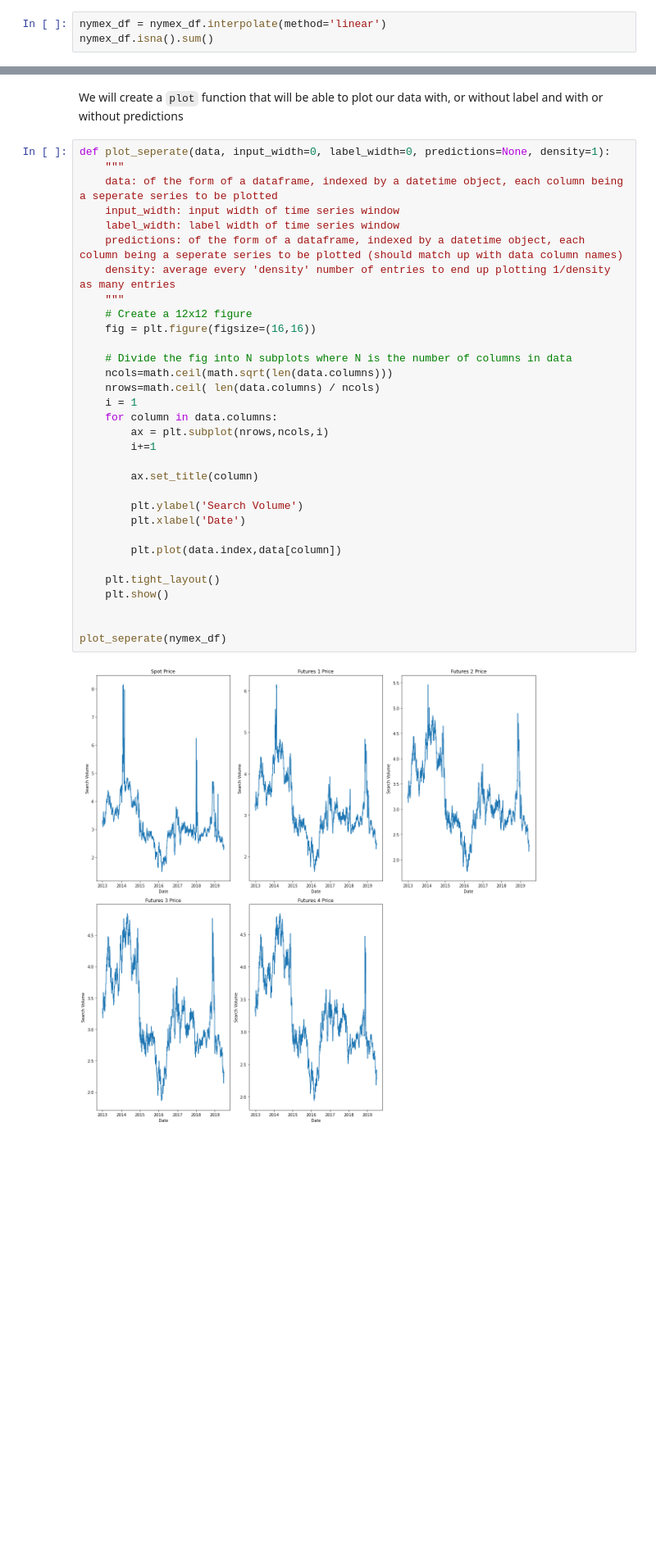
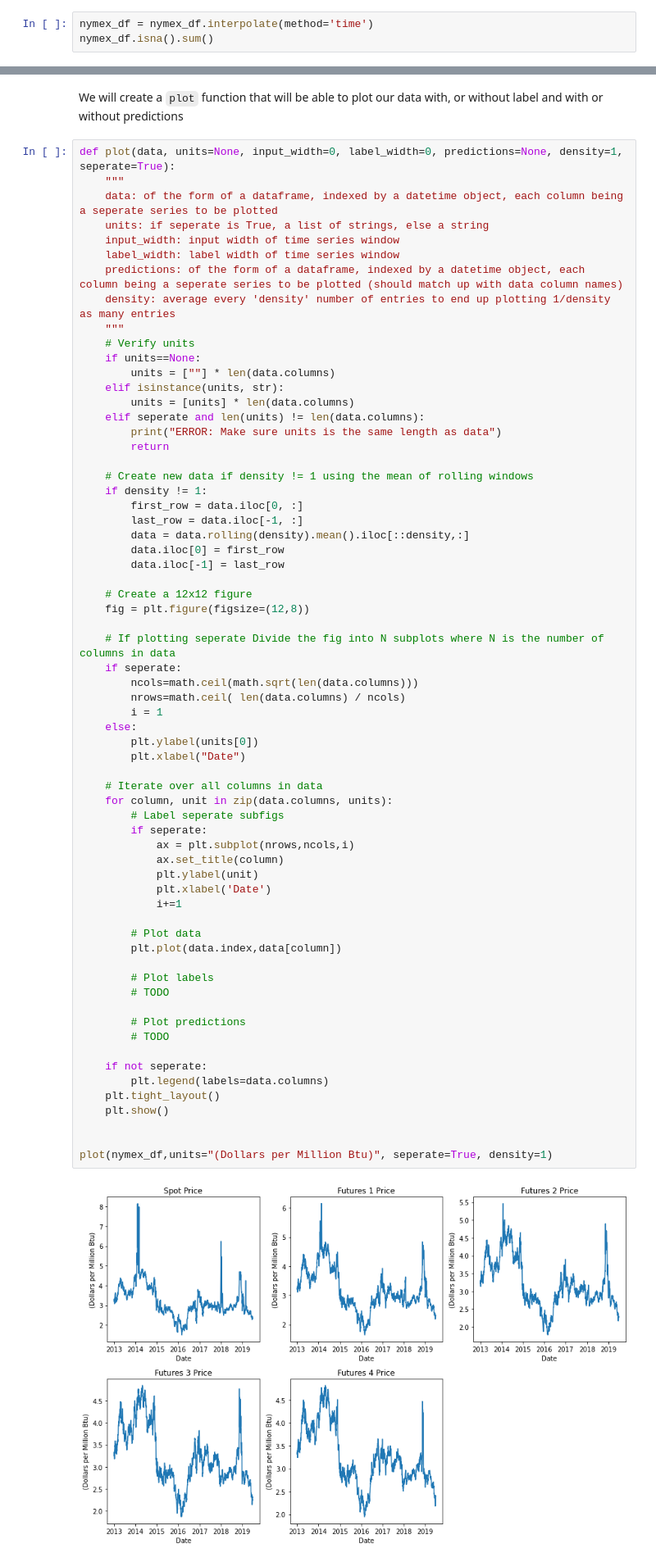
Before and after one commit to qstickmurph/cs4263-project, a Jupyter notebook: code/CS4263-Project.ipynb, the cells around one changed output, grey strips where cells are left out. Shown at 82% size. Cells and saved outputs as stored; diff of their text form; blank space fills up the shorter version.

Commit message:
Added density and same plot plotting to plot function

```diff
--- a/code/CS4263-Project.ipynb
+++ b/code/CS4263-Project.ipynb
@@ -206,7 +206,7 @@ dtype: int64
 ### Fill spot price voids
 Interpolate all voids linearly (by column)
 # %%
-nymex_df = nymex_df.interpolate(method='linear')
+nymex_df = nymex_df.interpolate(method='time')
 nymex_df.isna().sum()
 # %% [output]
 Spot Price         0
@@ -303,39 +307,72 @@ google_trends_df_normalized
 # %% [markdown]
 We will create a `plot` function that will be able to plot our data with, or without label and with or without predictions
 # %%
-def plot_seperate(data, input_width=0, label_width=0, predictions=None, density=1):
+def plot(data, units=None, input_width=0, label_width=0, predictions=None, density=1, seperate=True):
     """
     data: of the form of a dataframe, indexed by a datetime object, each column being a seperate series to be plotted
+    units: if seperate is True, a list of strings, else a string
     input_width: input width of time series window
     label_width: label width of time series window
     predictions: of the form of a dataframe, indexed by a datetime object, each column being a seperate series to be plotted (should match up with data column names)
     density: average every 'density' number of entries to end up plotting 1/density as many entries
     """
+    # Verify units
+    if units==None:
+        units = [""] * len(data.columns)
+    elif isinstance(units, str):
+        units = [units] * len(data.columns)
+    elif seperate and len(units) != len(data.columns):
+        print("ERROR: Make sure units is the same length as data")
+        return
+
+    # Create new data if density != 1 using the mean of rolling windows
+    if density != 1:
+        first_row = data.iloc[0, :]
+        last_row = data.iloc[-1, :]
+        data = data.rolling(density).mean().iloc[::density,:]
+        data.iloc[0] = first_row
+        data.iloc[-1] = last_row
+
     # Create a 12x12 figure
-    fig = plt.figure(figsize=(16,16))
+    fig = plt.figure(figsize=(12,8))
 
-    # Divide the fig into N subplots where N is the number of columns in data
-    ncols=math.ceil(math.sqrt(len(data.columns)))
-    nrows=math.ceil( len(data.columns) / ncols)
-    i = 1
-    for column in data.columns:
-        ax = plt.subplot(nrows,ncols,i)
-        i+=1
+    # If plotting seperate Divide the fig into N subplots where N is the number of columns in data
+    if seperate:
+        ncols=math.ceil(math.sqrt(len(data.columns)))
+        nrows=math.ceil( len(data.columns) / ncols)
+        i = 1
+    else:
+        plt.ylabel(units[0])
+        plt.xlabel("Date")
 
-        ax.set_title(column)
+    # Iterate over all columns in data
+    for column, unit in zip(data.columns, units):
+        # Label seperate subfigs
+        if seperate:
+            ax = plt.subplot(nrows,ncols,i)
+            ax.set_title(column)
+            plt.ylabel(unit)
+            plt.xlabel('Date')
+            i+=1
 
-        plt.ylabel('Search Volume')
-        plt.xlabel('Date')
-
+        # Plot data
         plt.plot(data.index,data[column])
 
+        # Plot labels
+        # TODO
+
+        # Plot predictions
+        # TODO
+
+    if not seperate:
+        plt.legend(labels=data.columns)
     plt.tight_layout()
     plt.show()
 
 
-plot_seperate(nymex_df)
+plot(nymex_df,units="(Dollars per Million Btu)", seperate=True, density=1)
 # %% [output]
-[figure, old version]
+[figure, new version]
 # %% [markdown]
 # Model Training Stage
 # %% [markdown]
```
Also changed, not shown: parts of 2 cells of this notebook.
